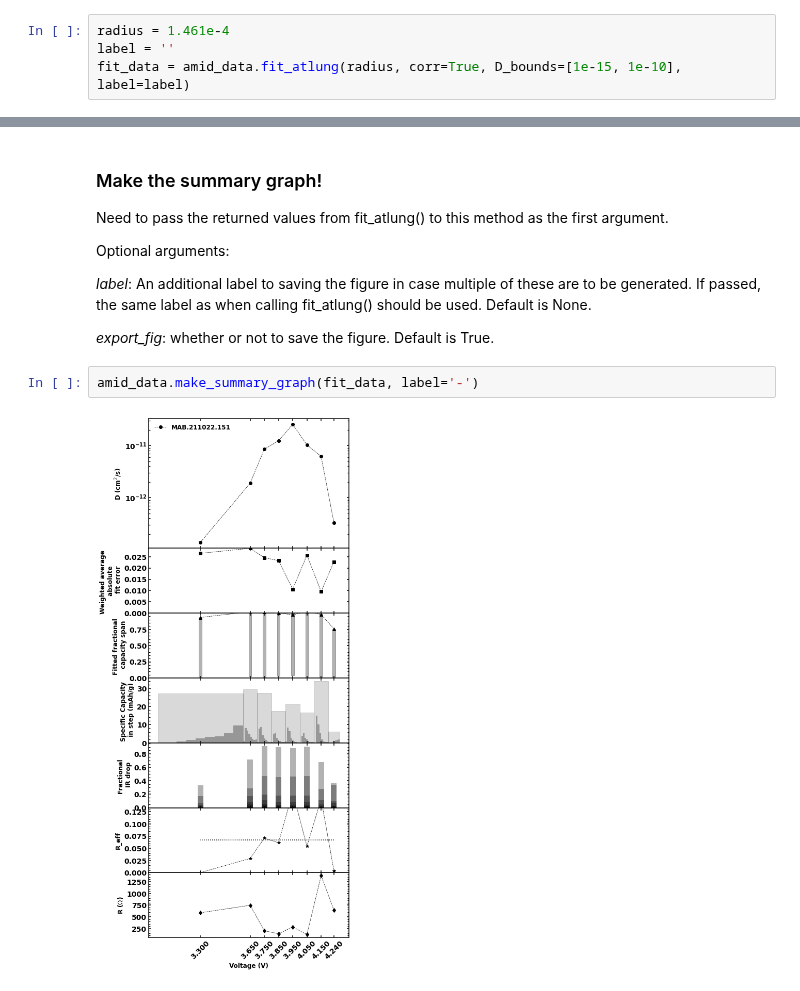
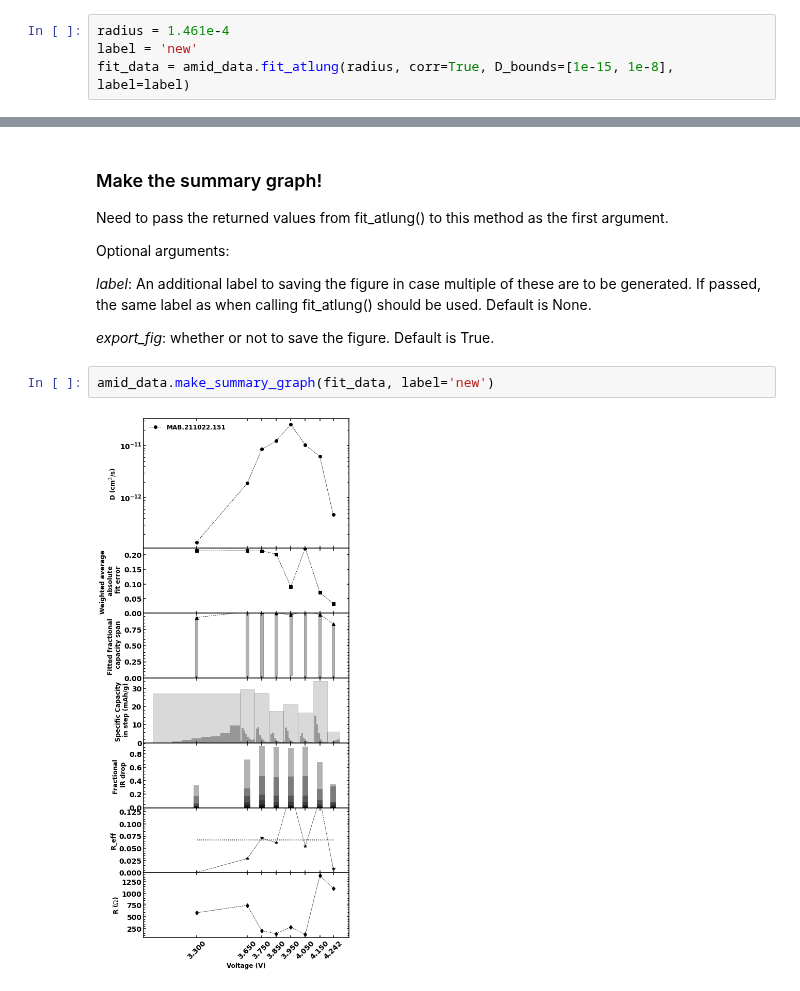
Before and after one commit to mmemcormier/amid, a Jupyter notebook: amid-dev-mb.ipynb, the cells around one changed output, grey strips where cells are left out. Saved outputs shown, nothing was run; the diff lists cells and outputs as text.

```diff
--- a/amid-dev-mb.ipynb
+++ b/amid-dev-mb.ipynb
@@ -94,6 +94,6 @@ Optional arguments:
 *label*: an additional label that be used for saving figures and data. For example, perhaps one wishes to use different particle sizes, then "label=r1" and "label=r2" could be used in 2 separate calls to fit_atlung() and each set of plots would be saved to same directory but each with their corresponding label.
 # %%
 radius = 1.461e-4
-label = ''
-fit_data = amid_data.fit_atlung(radius, corr=True, D_bounds=[1e-15, 1e-10], label=label)
+label = 'new'
+fit_data = amid_data.fit_atlung(radius, corr=True, D_bounds=[1e-15, 1e-8], label=label)
 # %% [output]
@@ -122,6 +122,6 @@ Optional arguments:
 
 *export_fig*: whether or not to save the figure. Default is True.
 # %%
-amid_data.make_summary_graph(fit_data, label='-')
+amid_data.make_summary_graph(fit_data, label='new')
 # %% [output]
-[figure, old version]
+[figure, new version]
```
Also changed, not shown: parts of 2 cells of this notebook, 1 other file.
